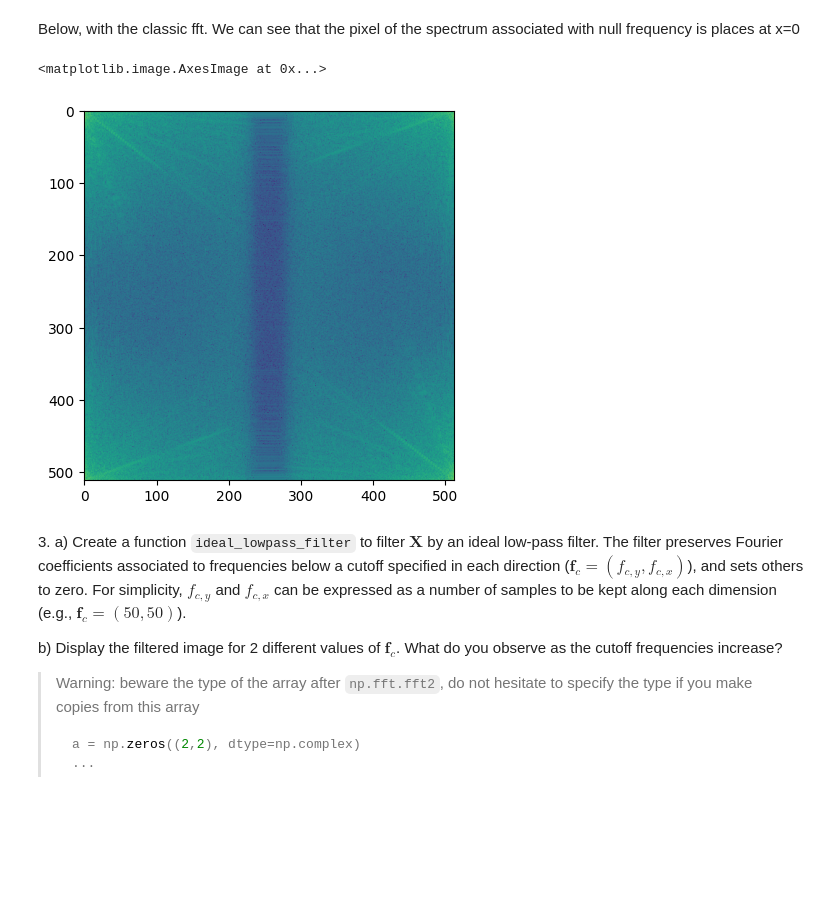
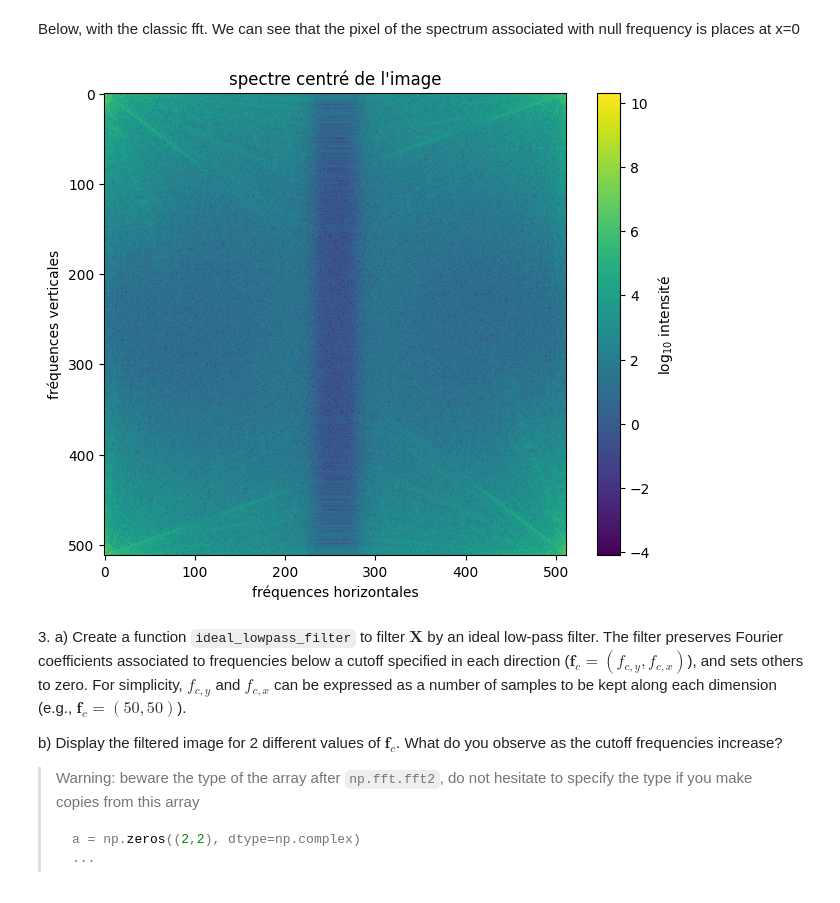
Before and after one commit to marcaIL/python_sdia, a Jupyter notebook: Labs/Lab3/lab3.ipynb, the cells around one changed output. Saved outputs shown, nothing was run; the diff lists cells and outputs as text; code cells hidden in the pictures; blank space fills up the shorter version.

```diff
--- a/Labs/Lab3/lab3.ipynb
+++ b/Labs/Lab3/lab3.ipynb
@@ -264,10 +205,16 @@ plt.imshow(np.log10(result))
 # %% [markdown]
 Below, with the classic fft. We can see that the pixel of the spectrum associated with null frequency is places at x=0
-# %%
-plt.imshow(np.log10(np.abs(np.fft.fft2(img_gray))**2))
-# %% [output]
-<matplotlib.image.AxesImage at 0x...>
-[figure, removed]
+# %%
+plt.figure(figsize=(8, 6))
+plt.imshow(np.log10(np.abs(np.fft.fft2(img_gray))**2), cmap='viridis')
+plt.colorbar(label='log$_{10}$ intensité')
+plt.title("spectre centré de l'image")
+plt.xlabel("fréquences horizontales")
+plt.ylabel("fréquences verticales")
+plt.axis('on')
+plt.show()
+# %% [output]
+[figure, added]
 # %% [markdown]
 3\.
     a) Create a function `ideal_lowpass_filter` to filter $\mathbf{X}$ by an ideal low-pass filter. The filter preserves Fourier coefficients associated to frequencies below a cutoff specified in each direction ($\mathbf{f}_c = (f_{c,y}, f_{c,x})$), and sets others to zero. For simplicity, $f_{c,y}$ and $f_{c,x}$ can be expressed as a number of samples to be kept along each dimension (e.g., $\mathbf{f}_c = (50,50)$).
```
Also changed, not shown: parts of 15 cells of this notebook, 3 other files.
